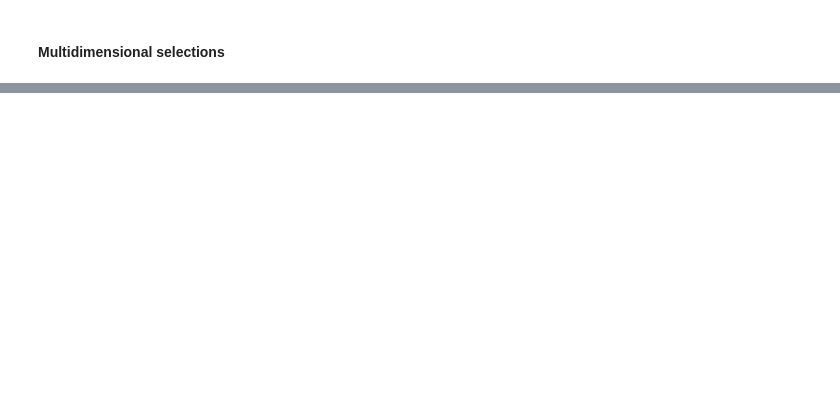
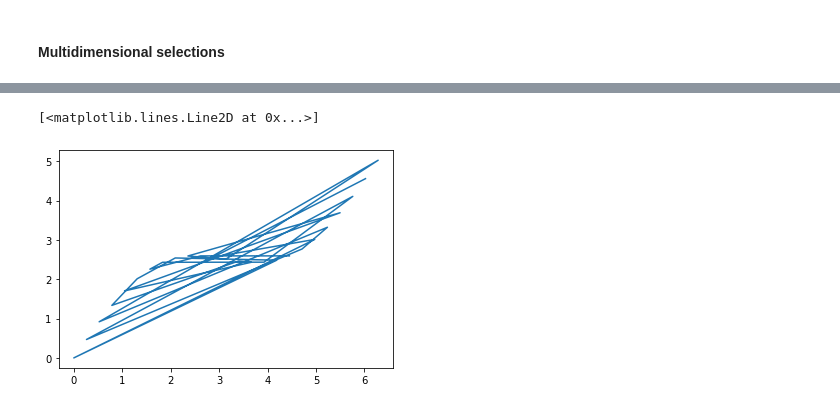
Before and after one commit to Hekstra-Lab/scientific-python-bootcamp, a Jupyter notebook: day1/Day1.ipynb, the cells around one changed output, grey strips where cells are left out. Cells and saved outputs as stored; diff of their text form; code cells hidden in the pictures; blank space fills up the shorter version.

```diff
--- a/day1/Day1.ipynb
+++ b/day1/Day1.ipynb
@@ -658,0 +741,17 @@ Hint: Your `steps` array should have shape (time_steps, walkers, 2)
+# %%
+x = np.array([6.02138592, 2.87979327, 4.97418837, 0.        , 4.1887902 ,
+       2.0943951 , 1.30899694, 0.78539816, 3.40339204, 3.66519143,
+       1.04719755, 5.49778714, 2.35619449, 3.14159265, 6.28318531,
+       0.52359878, 5.23598776, 4.71238898, 0.26179939, 5.75958653,
+       3.92699082, 1.83259571, 1.57079633, 2.61799388, 4.45058959])
+y = np.array([4.55828969, 2.56265366, 3.01342487, 0.        , 2.48500676,
+       2.54154149, 2.01312338, 1.33542531, 2.46389459, 2.43215314,
+       1.70378344, 3.69112293, 2.59206237, 2.51327412, 5.02654825,
+       0.91887902, 3.3227648 , 2.76991118, 0.46825856, 4.10766923,
+       2.43448587, 2.4320024 , 2.25663706, 2.5943951 , 2.59454585])
+
+fig, ax = plt.subplots()
+plt.plot(x,y)
+# %% [output]
+[<matplotlib.lines.Line2D at 0x...>]
+[figure, added]
```
Also changed, not shown: parts of 186 cells of this notebook, 1 other file.
